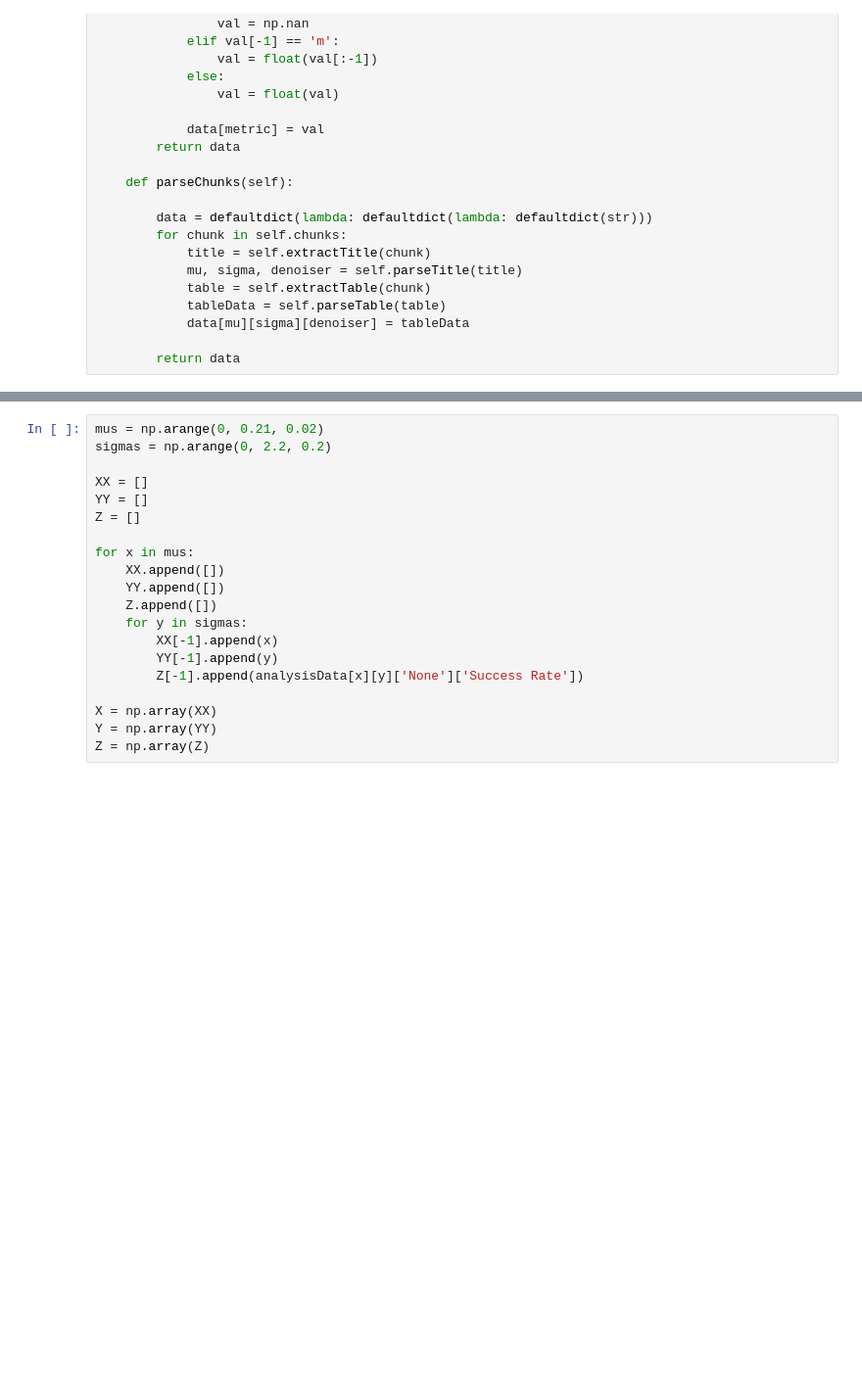
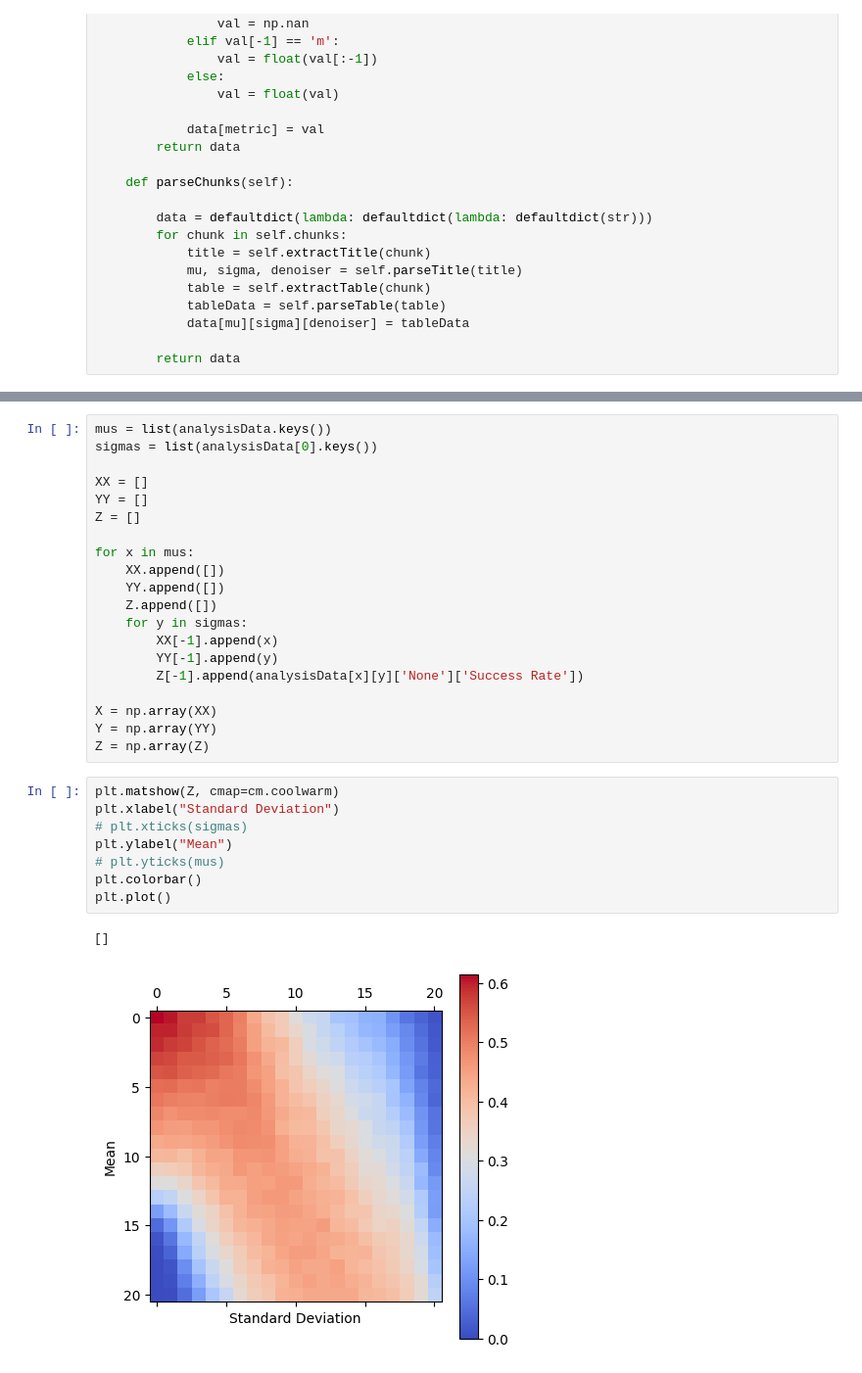
Before and after one commit to dkapur17/DroneControl, a Jupyter notebook: visualizations/visualizeSuccessRate.ipynb, the cells around one changed output, grey strips where cells are left out. Shown at 98% size. Cells and saved outputs as stored; diff of their text form; blank space fills up the shorter version.

```diff
--- a/visualizations/visualizeSuccessRate.ipynb
+++ b/visualizations/visualizeSuccessRate.ipynb
@@ -77,6 +100,6 @@ analysisData = parser.parseAnalysisData('../SBAgent/evalResults/model1/bivariate
 # %%
-mus = np.arange(0, 0.21, 0.02)
-sigmas = np.arange(0, 2.2, 0.2)
+mus = list(analysisData.keys())
+sigmas = list(analysisData[0].keys())
 
 XX = []
 YY = []
@@ -94,6 +117,17 @@ for x in mus:
 X = np.array(XX)
 Y = np.array(YY)
 Z = np.array(Z)
+# %%
+plt.matshow(Z, cmap=cm.coolwarm)
+plt.xlabel("Standard Deviation")
+# plt.xticks(sigmas)
+plt.ylabel("Mean")
+# plt.yticks(mus)
+plt.colorbar()
+plt.plot()
+# %% [output]
+[]
+[figure, added]
 # %%
 plt.figure(figsize=(15, 15))
 plt.gcf().tight_layout()
```
Also changed, not shown: parts of 3 cells of this notebook, 52 other files.
